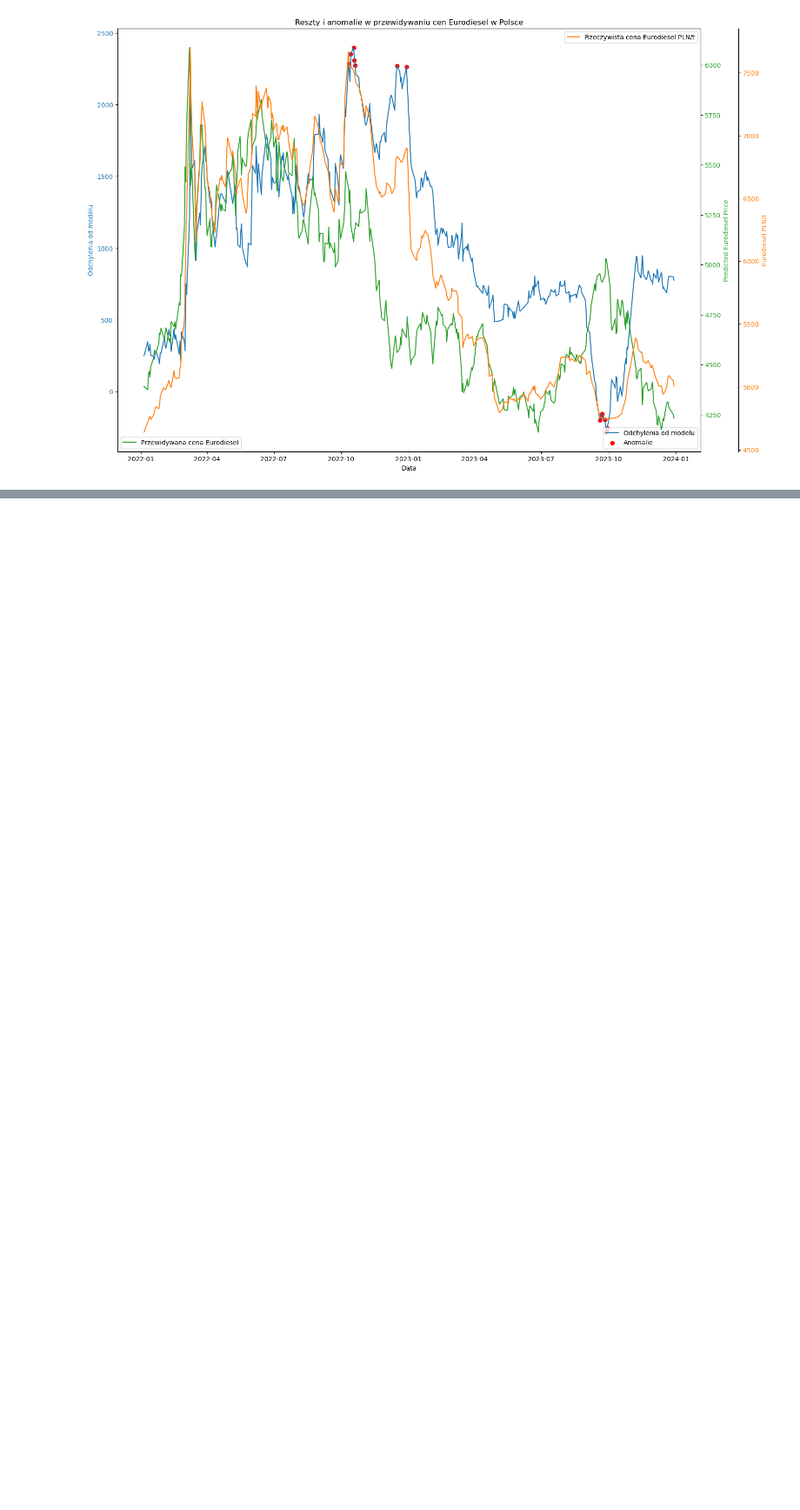
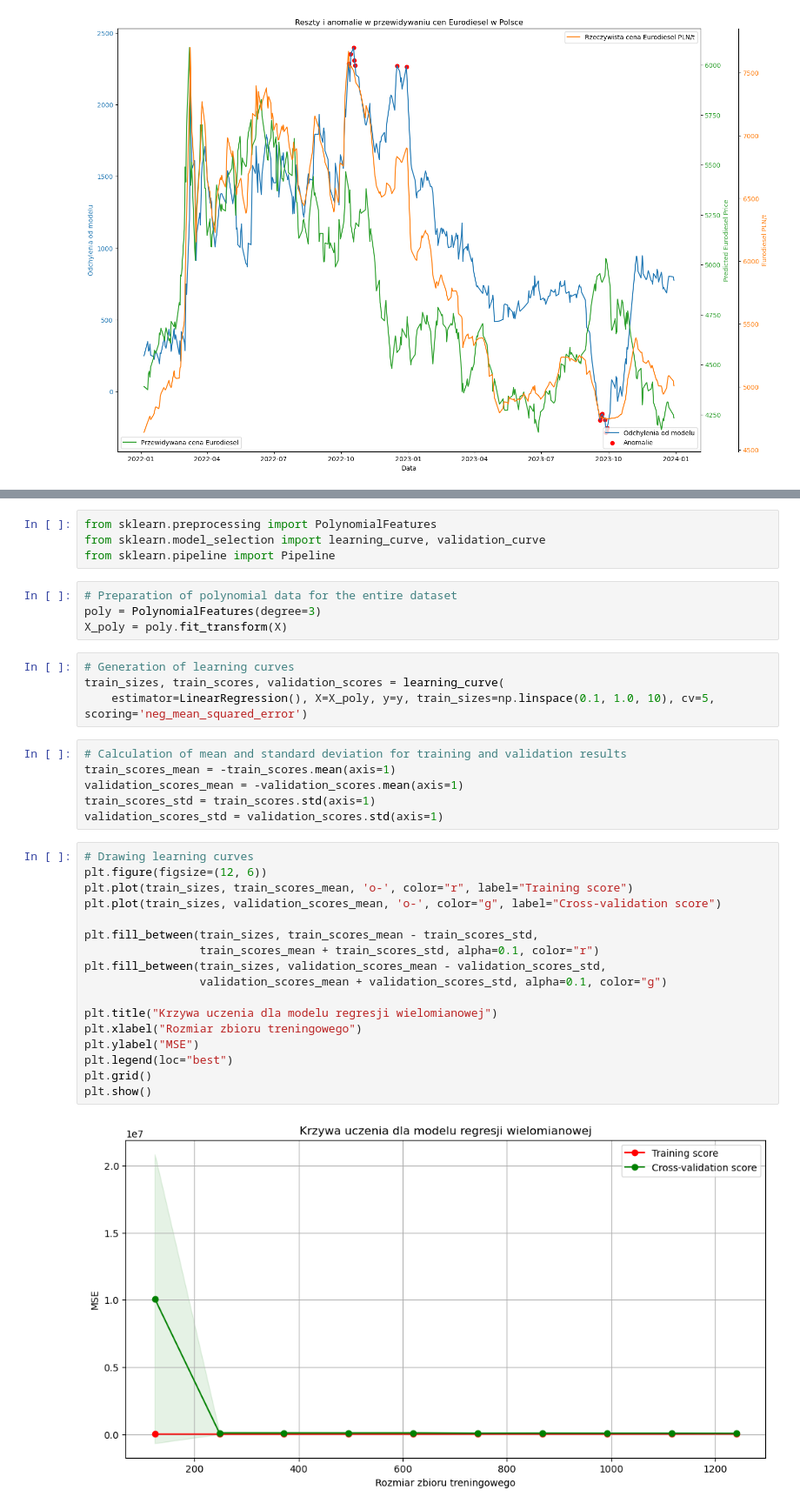
Before and after one commit to mariuszkam4/Orlen_fuel_prices, a Jupyter notebook: Orlen_fuel_prices.ipynb, the cells around one changed output, grey strips where cells are left out. Shown at 87% size. Drawn from its saved outputs; the diff is of its cells as text; blank space fills up the shorter version.

Commit message:
Uzupełniono projekt o model wiolomianowy

```diff
--- a/Orlen_fuel_prices.ipynb
+++ b/Orlen_fuel_prices.ipynb
@@ -492,0 +503,37 @@ plt.show()
+# %%
+from sklearn.preprocessing import PolynomialFeatures
+from sklearn.model_selection import learning_curve, validation_curve
+from sklearn.pipeline import Pipeline
+# %%
+# Preparation of polynomial data for the entire dataset
+poly = PolynomialFeatures(degree=3)
+X_poly = poly.fit_transform(X)
+# %%
+# Generation of learning curves
+train_sizes, train_scores, validation_scores = learning_curve(
+    estimator=LinearRegression(), X=X_poly, y=y, train_sizes=np.linspace(0.1, 1.0, 10), cv=5, scoring='neg_mean_squared_error')
+# %%
+# Calculation of mean and standard deviation for training and validation results
+train_scores_mean = -train_scores.mean(axis=1)
+validation_scores_mean = -validation_scores.mean(axis=1)
+train_scores_std = train_scores.std(axis=1)
+validation_scores_std = validation_scores.std(axis=1)
+# %%
+# Drawing learning curves
+plt.figure(figsize=(12, 6))
+plt.plot(train_sizes, train_scores_mean, 'o-', color="r", label="Training score")
+plt.plot(train_sizes, validation_scores_mean, 'o-', color="g", label="Cross-validation score")
+
+plt.fill_between(train_sizes, train_scores_mean - train_scores_std,
+                 train_scores_mean + train_scores_std, alpha=0.1, color="r")
+plt.fill_between(train_sizes, validation_scores_mean - validation_scores_std,
+                 validation_scores_mean + validation_scores_std, alpha=0.1, color="g")
+
+plt.title("Krzywa uczenia dla modelu regresji wielomianowej")
+plt.xlabel("Rozmiar zbioru treningowego")
+plt.ylabel("MSE")
+plt.legend(loc="best")
+plt.grid()
+plt.show()
+# %% [output]
+[figure, added]
```
Also changed, not shown: parts of 14 cells of this notebook.
